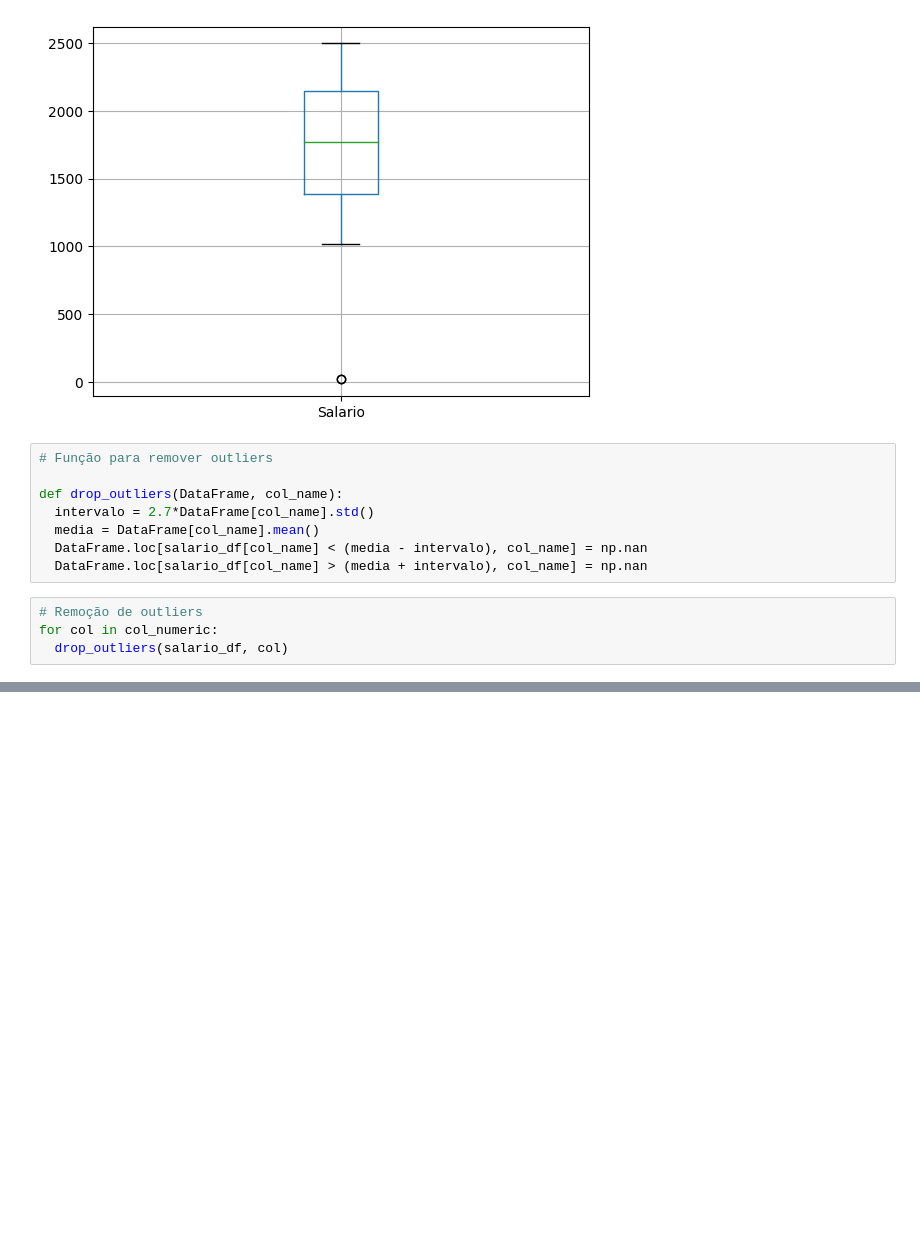
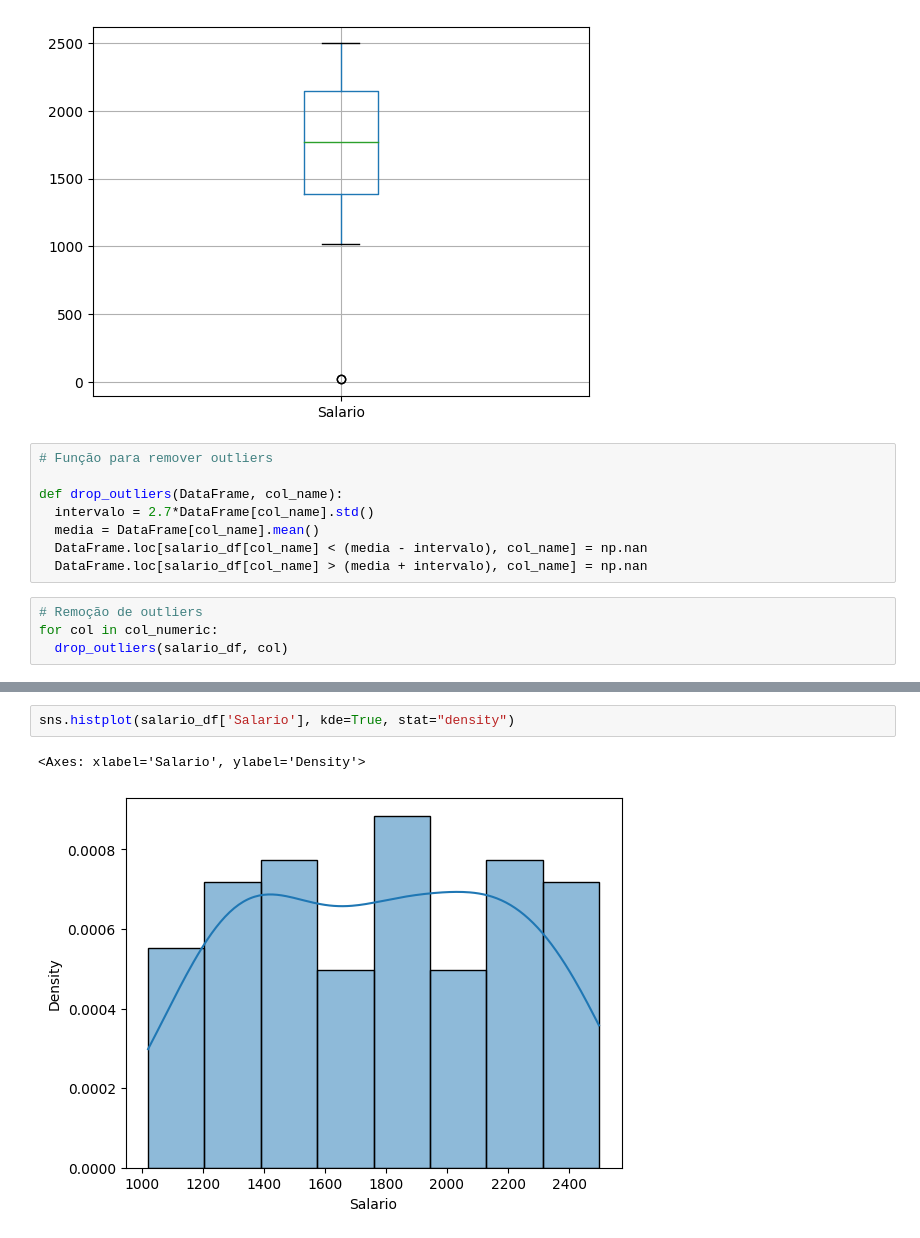
Before and after one commit to dutrajunior/python_estudos, a Jupyter notebook: Tratamento_de_outliers.ipynb, the cells around one changed output, grey strips where cells are left out. Cells and saved outputs as stored; diff of their text form; blank space fills up the shorter version.

```diff
--- a/Tratamento_de_outliers.ipynb
+++ b/Tratamento_de_outliers.ipynb
@@ -215,0 +219,5 @@ plt.show()
+# %%
+sns.histplot(salario_df['Salario'], kde=True, stat="density")
+# %% [output]
+<Axes: xlabel='Salario', ylabel='Density'>
+[figure, added]
```
Also changed, not shown: parts of 5 cells of this notebook.
